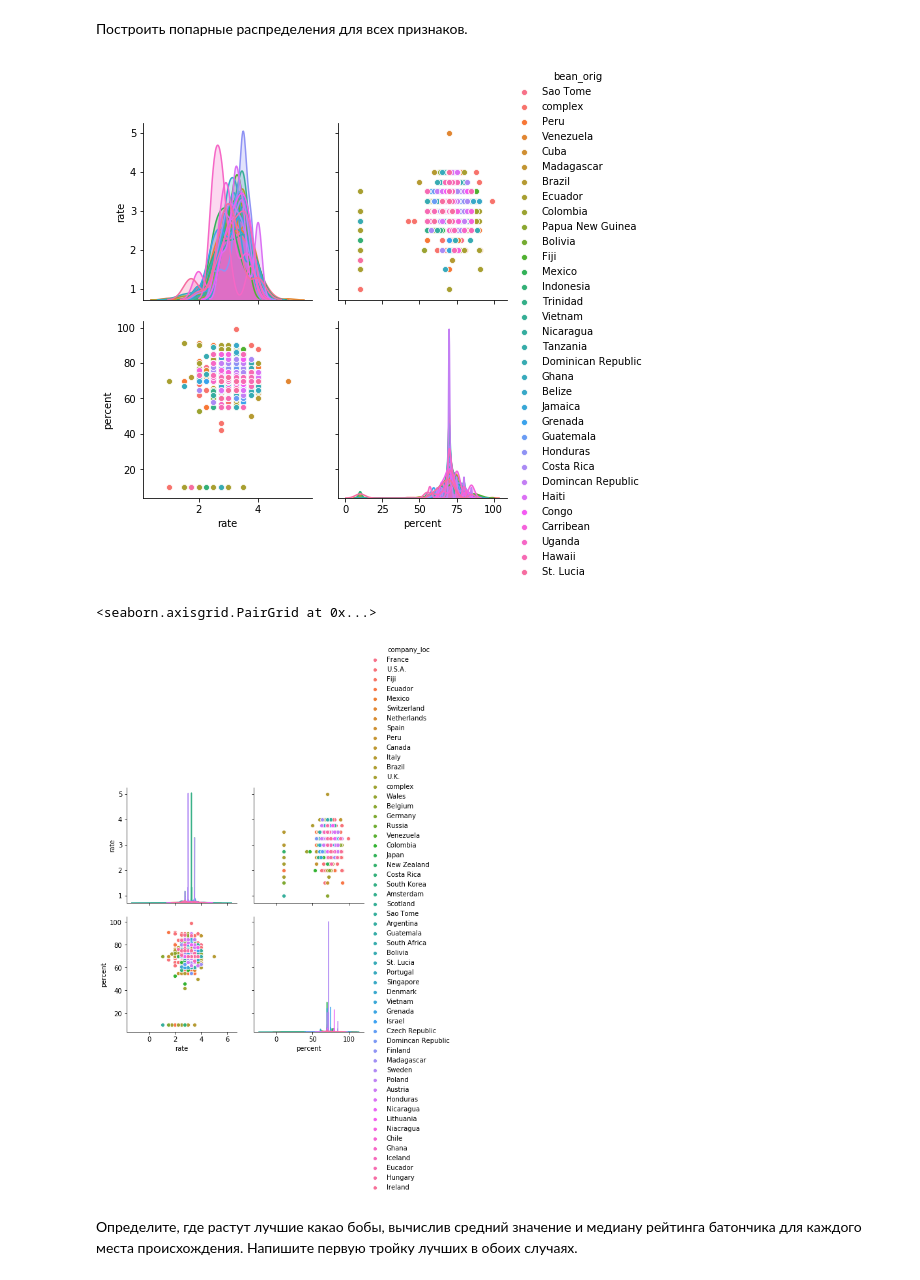
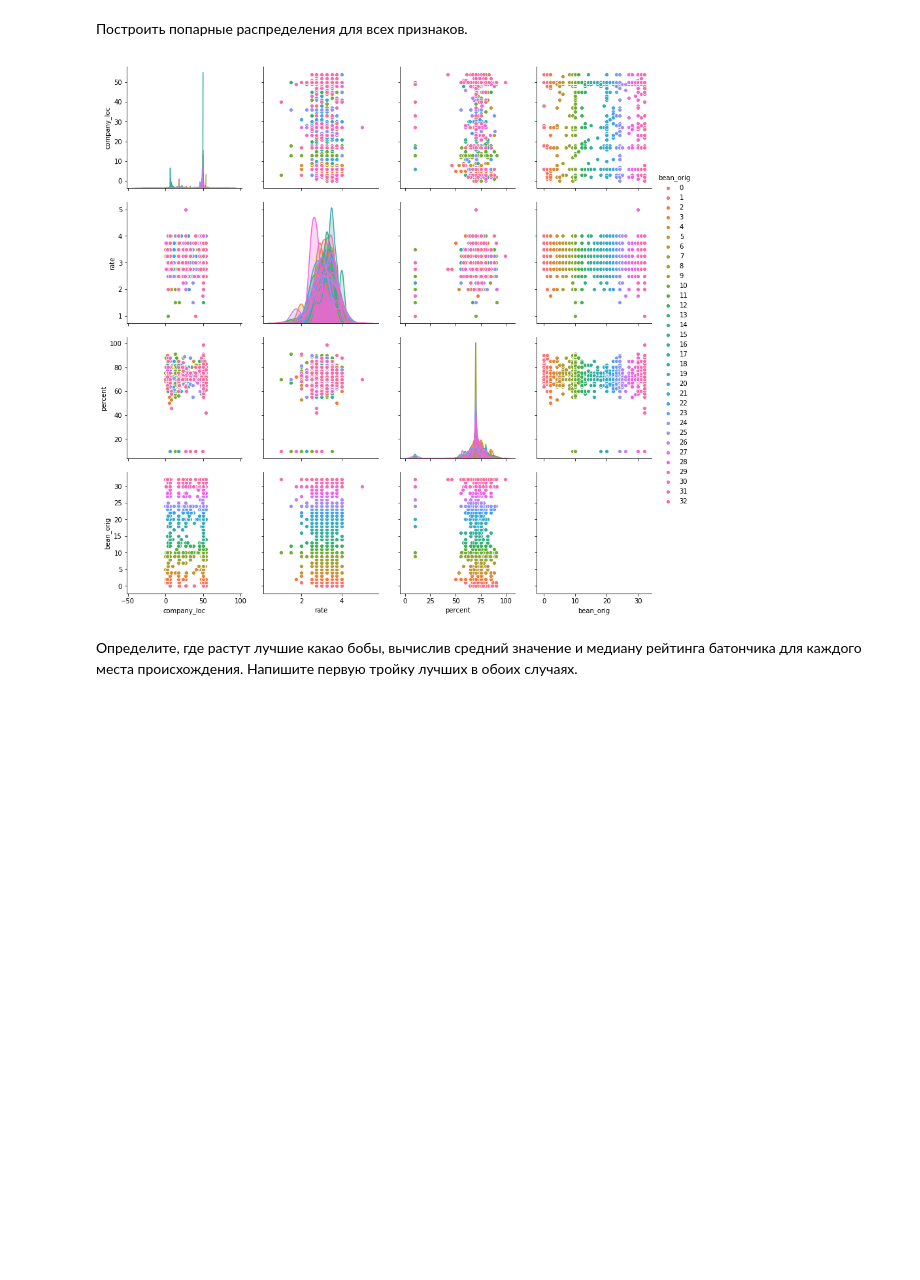
Before and after one commit to Norrica/ml_course, a Jupyter notebook: lab_pandas_Ready.ipynb, the cells around one changed output. Saved outputs shown, nothing was run; the diff lists cells and outputs as text; code cells hidden in the pictures; blank space fills up the shorter version.

```diff
--- a/lab_pandas_Ready.ipynb
+++ b/lab_pandas_Ready.ipynb
@@ -235,15 +235,12 @@ from sklearn.preprocessing import OneHotEncoder
 Построить попарные распределения для всех признаков.
 # %%
 # code here
-# best_bar.apply(LabelEncoder().fit_transform)
+best_bar[['company_loc','bean_orig']]=best_bar[['company_loc','bean_orig']].apply(LabelEncoder().fit_transform)
 # preprocessing.LabelEncoder().fit_transform(best_bar)
 pairplot(best_bar, height=3, hue ='bean_orig', palette ='husl')
 plt.show()
-pairplot(best_bar, height=3, hue ='company_loc', palette ='husl')
 # %% [output]
-[figure, old version]
+[figure, new version]
-<seaborn.axisgrid.PairGrid at 0x...>
-[figure, removed]
 # %% [markdown]
 Определите, где растут лучшие какао бобы, вычислив средний значение и медиану рейтинга батончика для каждого места происхождения. Напишите первую тройку лучших в обоих случаях.
 # %%
```
